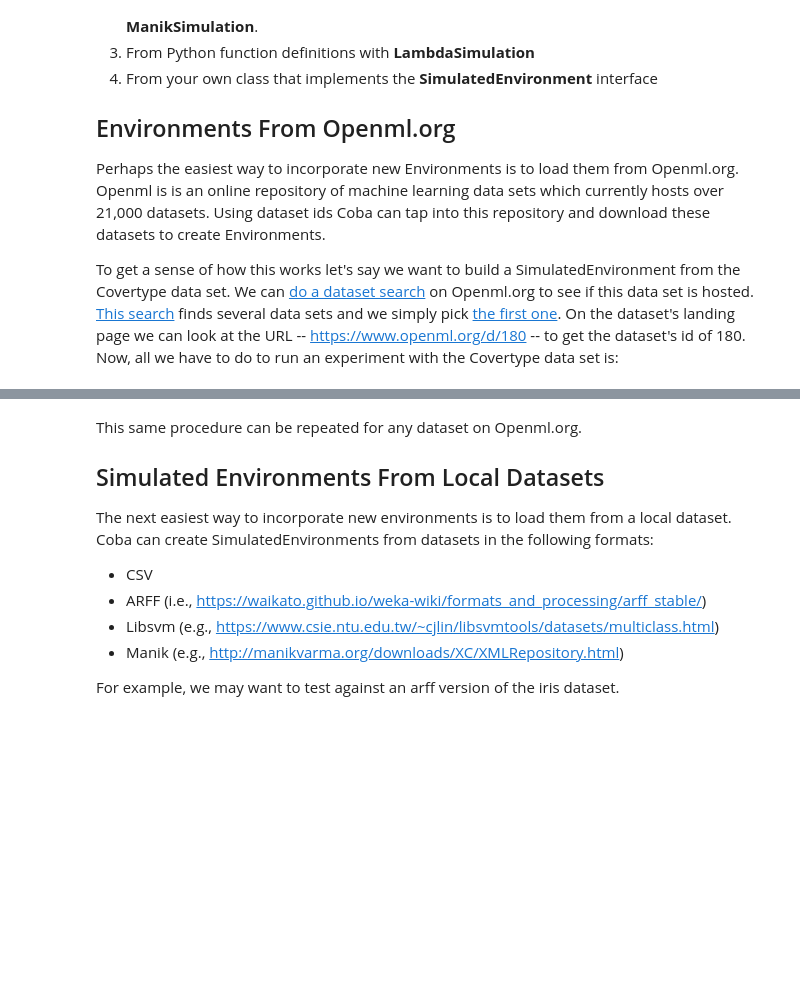
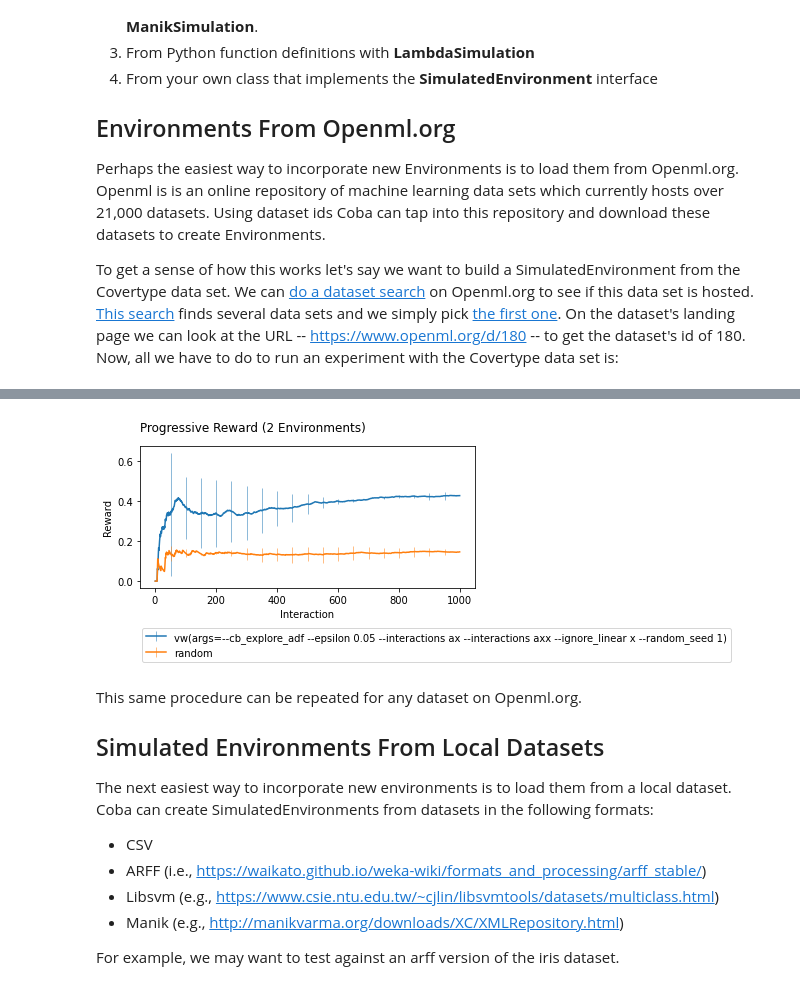
Before and after one commit to VowpalWabbit/coba, a Jupyter notebook: examples/notebooks/Environments.ipynb, the cells around one changed output, grey strips where cells are left out. Saved outputs shown, nothing was run; the diff lists cells and outputs as text; code cells hidden in the pictures; blank space fills up the shorter version.

```diff
--- a/examples/notebooks/Environments.ipynb
+++ b/examples/notebooks/Environments.ipynb
@@ -41,3 +14,13 @@ Experiment(environments, learners).run().plot_learners()
+# %%
+import coba as cb
+
+environments = cb.Environments.cache('.coba_cache').from_openml(180,take=1000).shuffle(range(2))
+learners     = [cb.VowpalEpsilonLearner(),cb.RandomLearner()]
+experiment   = cb.Experiment(environments, learners)
+
+experiment.run(quiet=True).plot_learners(err='se')
+# %% [output]
+[figure, added]
 # %% [markdown]
 This same procedure can be repeated for any dataset on Openml.org.
 
```
Also changed, not shown: parts of 5 cells of this notebook, 21 other files.
